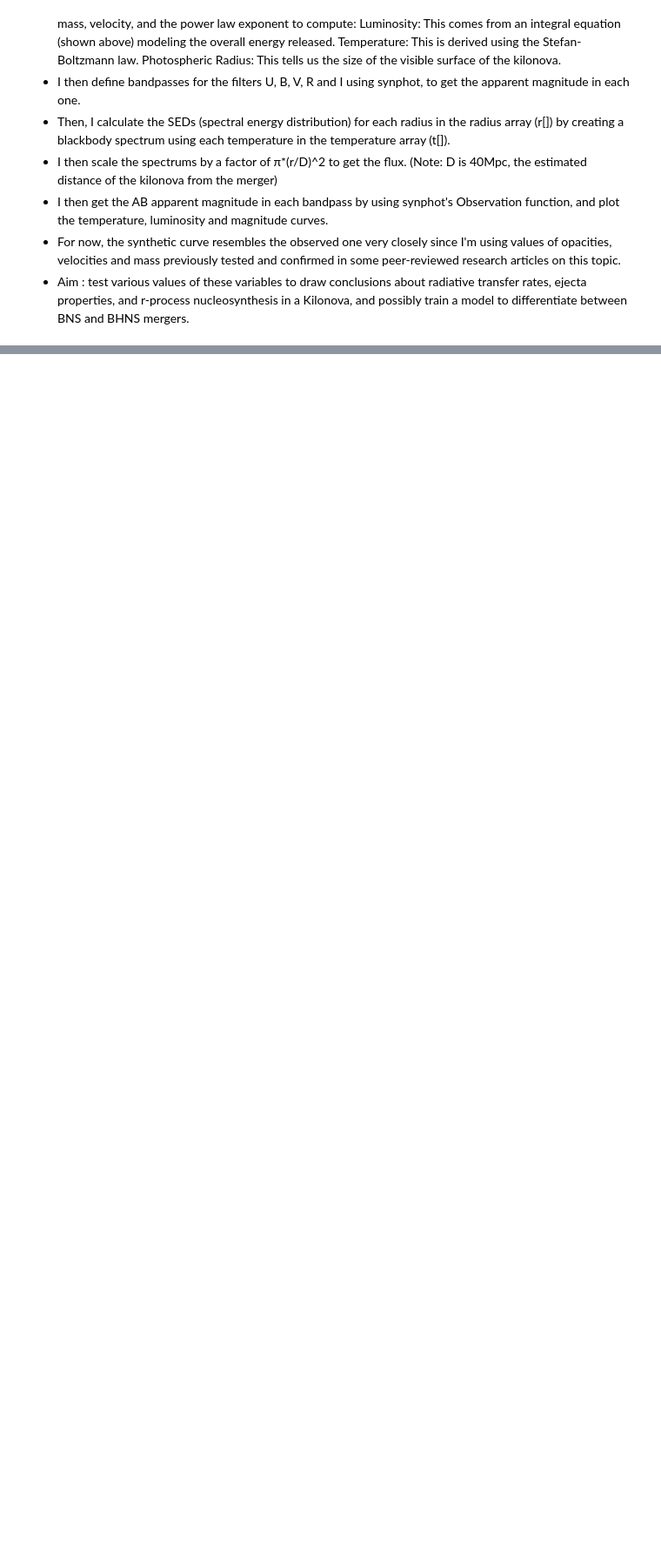
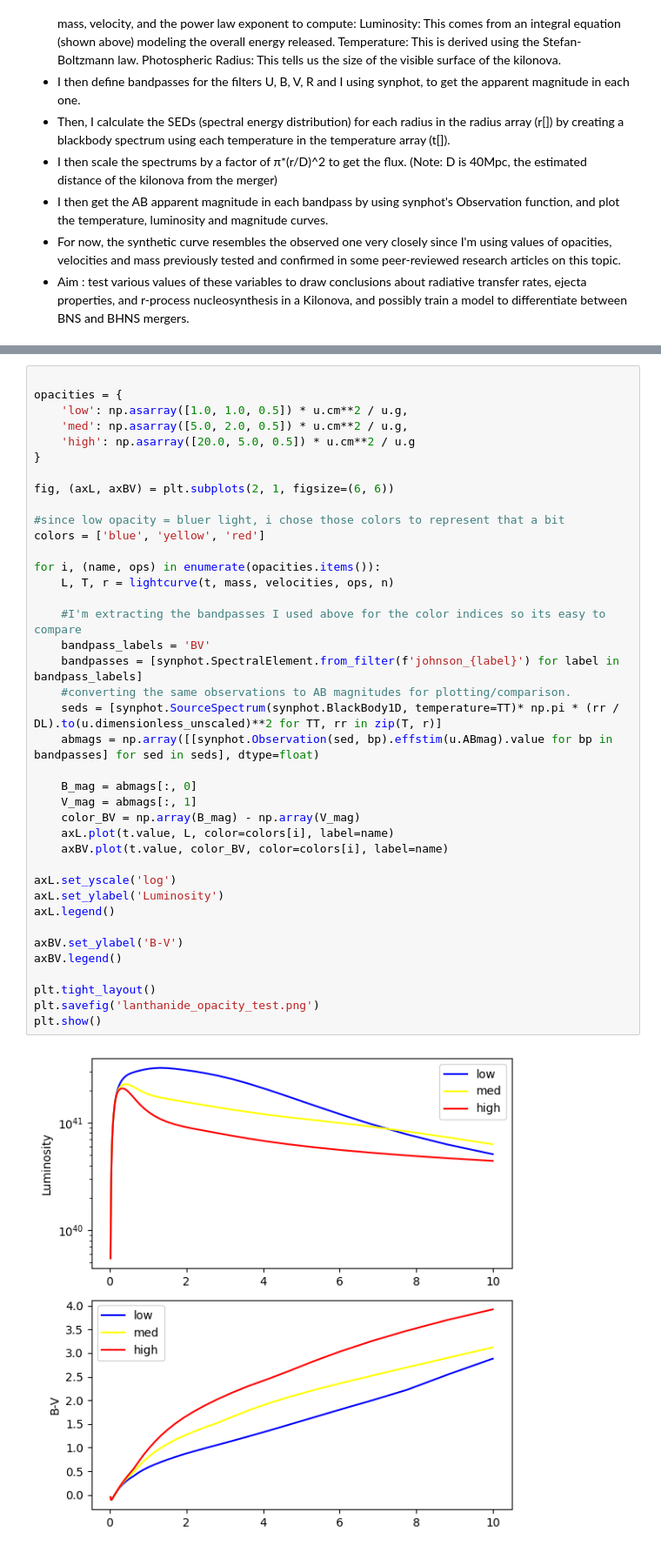
Before and after one commit to fa22991/Modeling-kilonovae-based-on-at2017gfo-, a Jupyter notebook: lightcurve.ipynb, the cells around one changed output, grey strips where cells are left out. Shown at 87% size. Saved outputs shown, nothing was run; the diff lists cells and outputs as text; blank space fills up the shorter version.

```diff
--- a/lightcurve.ipynb
+++ b/lightcurve.ipynb
@@ -208,0 +215,41 @@ plt.show()
+# %%
+
+opacities = {
+    'low': np.asarray([1.0, 1.0, 0.5]) * u.cm**2 / u.g,
+    'med': np.asarray([5.0, 2.0, 0.5]) * u.cm**2 / u.g,
+    'high': np.asarray([20.0, 5.0, 0.5]) * u.cm**2 / u.g
+}
+
+fig, (axL, axBV) = plt.subplots(2, 1, figsize=(6, 6))
+
+#since low opacity = bluer light, i chose those colors to represent that a bit
+colors = ['blue', 'yellow', 'red']
+
+for i, (name, ops) in enumerate(opacities.items()):
+    L, T, r = lightcurve(t, mass, velocities, ops, n)
+
+    #I'm extracting the bandpasses I used above for the color indices so its easy to compare
+    bandpass_labels = 'BV'
+    bandpasses = [synphot.SpectralElement.from_filter(f'johnson_{label}') for label in bandpass_labels]
+    #converting the same observations to AB magnitudes for plotting/comparison.
+    seds = [synphot.SourceSpectrum(synphot.BlackBody1D, temperature=TT)* np.pi * (rr / DL).to(u.dimensionless_unscaled)**2 for TT, rr in zip(T, r)]
+    abmags = np.array([[synphot.Observation(sed, bp).effstim(u.ABmag).value for bp in bandpasses] for sed in seds], dtype=float)
+
+    B_mag = abmags[:, 0]
+    V_mag = abmags[:, 1]
+    color_BV = np.array(B_mag) - np.array(V_mag)
+    axL.plot(t.value, L, color=colors[i], label=name)
+    axBV.plot(t.value, color_BV, color=colors[i], label=name)
+
+axL.set_yscale('log')
+axL.set_ylabel('Luminosity')
+axL.legend()
+
+axBV.set_ylabel('B-V')
+axBV.legend()
+
+plt.tight_layout()
+plt.savefig('lanthanide_opacity_test.png')
+plt.show()
+# %% [output]
+[figure, added]
```
Also changed, not shown: parts of 5 cells of this notebook, 1 other file.
